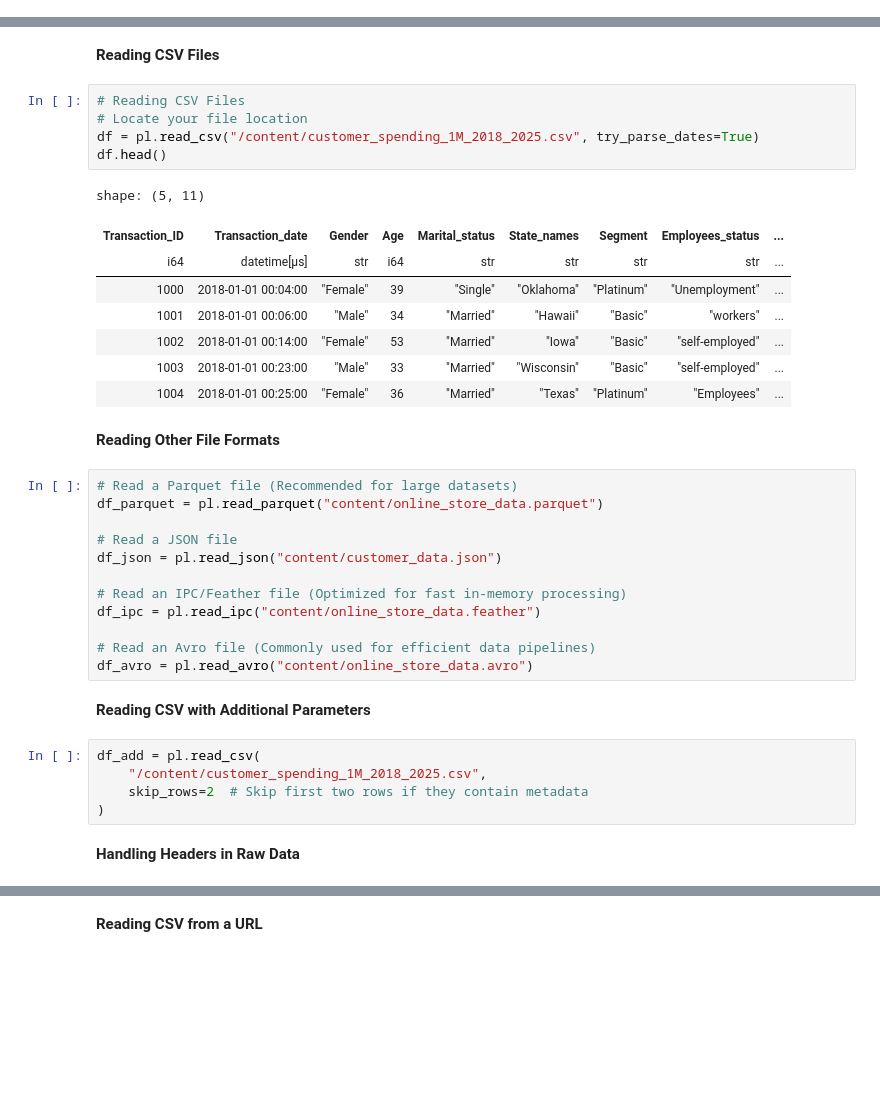
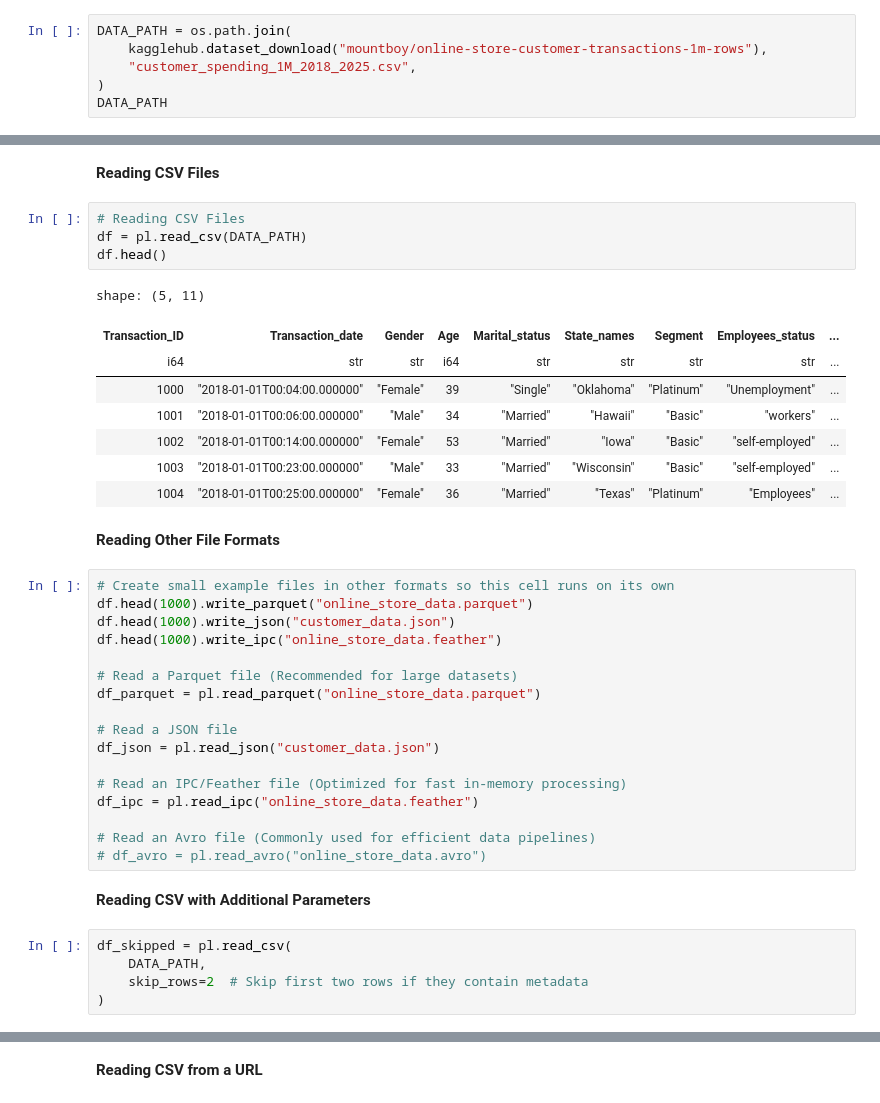
Before and after one commit to norochalise/noroinsight-polars-tutorial, a Jupyter notebook: Complete_Guide_to_Polars.ipynb, the cells around one changed output, grey strips where cells are left out. Drawn from its saved outputs; the diff is of its cells as text; blank space fills up the shorter version.

```diff
--- a/Complete_Guide_to_Polars.ipynb
+++ b/Complete_Guide_to_Polars.ipynb
@@ -23,3 +34,9 @@ import datetime as dt
+# %%
+DATA_PATH = os.path.join(
+    kagglehub.dataset_download("mountboy/online-store-customer-transactions-1m-rows"),
+    "customer_spending_1M_2018_2025.csv",
+)
+DATA_PATH
 # %%
 # Setting Display Options
 import polars as pl
@@ -35,38 +52,40 @@ polars.config.Config
 **Reading CSV Files**
 # %%
 # Reading CSV Files
-# Locate your file location
-df = pl.read_csv("/content/customer_spending_1M_2018_2025.csv", try_parse_dates=True)
+df = pl.read_csv(DATA_PATH)
 df.head()
 # %% [output]
 shape: (5, 11)
 | Transaction_ID | Transaction_date | Gender | Age | Marital_status | State_names | Segment | Employees_status | ... |
-| i64 | datetime[μs] | str | i64 | str | str | str | str | ... |
-| 1000 | 2018-01-01 00:04:00 | "Female" | 39 | "Single" | "Oklahoma" | "Platinum" | "Unemployment" | ... |
-| 1001 | 2018-01-01 00:06:00 | "Male" | 34 | "Married" | "Hawaii" | "Basic" | "workers" | ... |
-| 1002 | 2018-01-01 00:14:00 | "Female" | 53 | "Married" | "Iowa" | "Basic" | "self-employed" | ... |
-| 1003 | 2018-01-01 00:23:00 | "Male" | 33 | "Married" | "Wisconsin" | "Basic" | "self-employed" | ... |
-| 1004 | 2018-01-01 00:25:00 | "Female" | 36 | "Married" | "Texas" | "Platinum" | "Employees" | ... |
+| i64 | str | str | i64 | str | str | str | str | ... |
+| 1000 | "2018-01-01T00:04:00.000000" | "Female" | 39 | "Single" | "Oklahoma" | "Platinum" | "Unemployment" | ... |
+| 1001 | "2018-01-01T00:06:00.000000" | "Male" | 34 | "Married" | "Hawaii" | "Basic" | "workers" | ... |
+| 1002 | "2018-01-01T00:14:00.000000" | "Female" | 53 | "Married" | "Iowa" | "Basic" | "self-employed" | ... |
+| 1003 | "2018-01-01T00:23:00.000000" | "Male" | 33 | "Married" | "Wisconsin" | "Basic" | "self-employed" | ... |
+| 1004 | "2018-01-01T00:25:00.000000" | "Female" | 36 | "Married" | "Texas" | "Platinum" | "Employees" | ... |
 # %% [markdown]
 **Reading Other File Formats**
 # %%
+# Create small example files in other formats so this cell runs on its own
+df.head(1000).write_parquet("online_store_data.parquet")
+df.head(1000).write_json("customer_data.json")
+df.head(1000).write_ipc("online_store_data.feather")
+
 # Read a Parquet file (Recommended for large datasets)
-df_parquet = pl.read_parquet("content/online_store_data.parquet")
+df_parquet = pl.read_parquet("online_store_data.parquet")
 
 # Read a JSON file
-df_json = pl.read_json("content/customer_data.json")
+df_json = pl.read_json("customer_data.json")
 
 # Read an IPC/Feather file (Optimized for fast in-memory processing)
-df_ipc = pl.read_ipc("content/online_store_data.feather")
+df_ipc = pl.read_ipc("online_store_data.feather")
 
 # Read an Avro file (Commonly used for efficient data pipelines)
-df_avro = pl.read_avro("content/online_store_data.avro")
+# df_avro = pl.read_avro("online_store_data.avro")
 # %% [markdown]
 **Reading CSV with Additional Parameters**
 # %%
-df_add = pl.read_csv(
-    "/content/customer_spending_1M_2018_2025.csv",
+df_skipped = pl.read_csv(
+    DATA_PATH,
     skip_rows=2  # Skip first two rows if they contain metadata
 )
-# %% [markdown]
-**Handling Headers in Raw Data**
```
Also changed, not shown: parts of 50 cells of this notebook, 1 other file.
